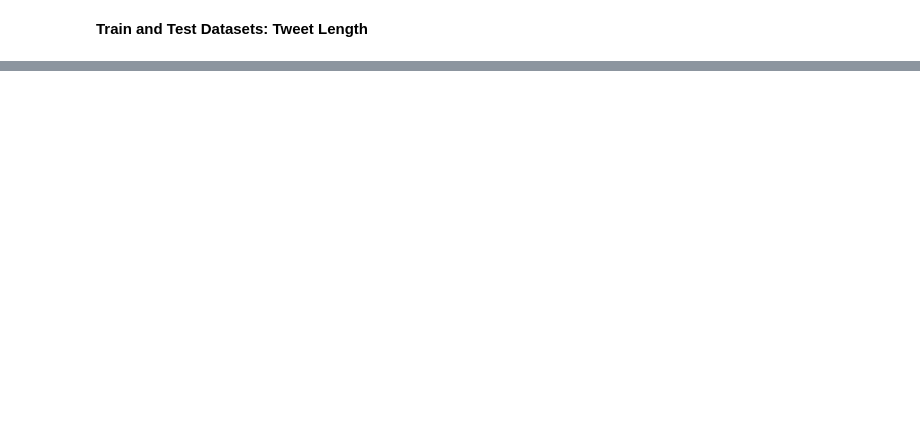
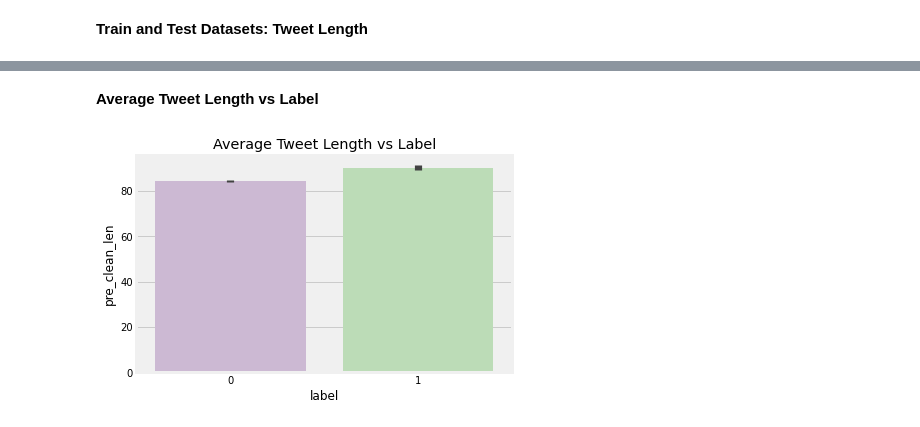
Before and after one commit to mohitmishra786/ML-and-DL, a Jupyter notebook: Natural-Language-Processing/Hate Speech Detection/Data Exploration.ipynb, the cells around one changed output, grey strips where cells are left out. Cells and saved outputs as stored; diff of their text form; code cells hidden in the pictures; blank space fills up the shorter version.

```diff
--- a/Natural-Language-Processing/Hate Speech Detection/Data Exploration.ipynb
+++ b/Natural-Language-Processing/Hate Speech Detection/Data Exploration.ipynb
@@ -126,0 +248,5 @@ test.describe()
+# %%
+#Creating the length column for tweet
+
+train['pre_clean_len'] = [len(s) for s in train.tweet]
+train.head()
@@ -126,0 +260,8 @@ test.describe()
+# %% [markdown]
+**Average Tweet Length vs Label**
+# %%
+sns.barplot('label' , 'pre_clean_len' , data = train , palette='PRGn')
+plt.title('Average Tweet Length vs Label')
+plt.show()
+# %% [output]
+[figure, added]
```
Also changed, not shown: parts of 62 cells of this notebook.
